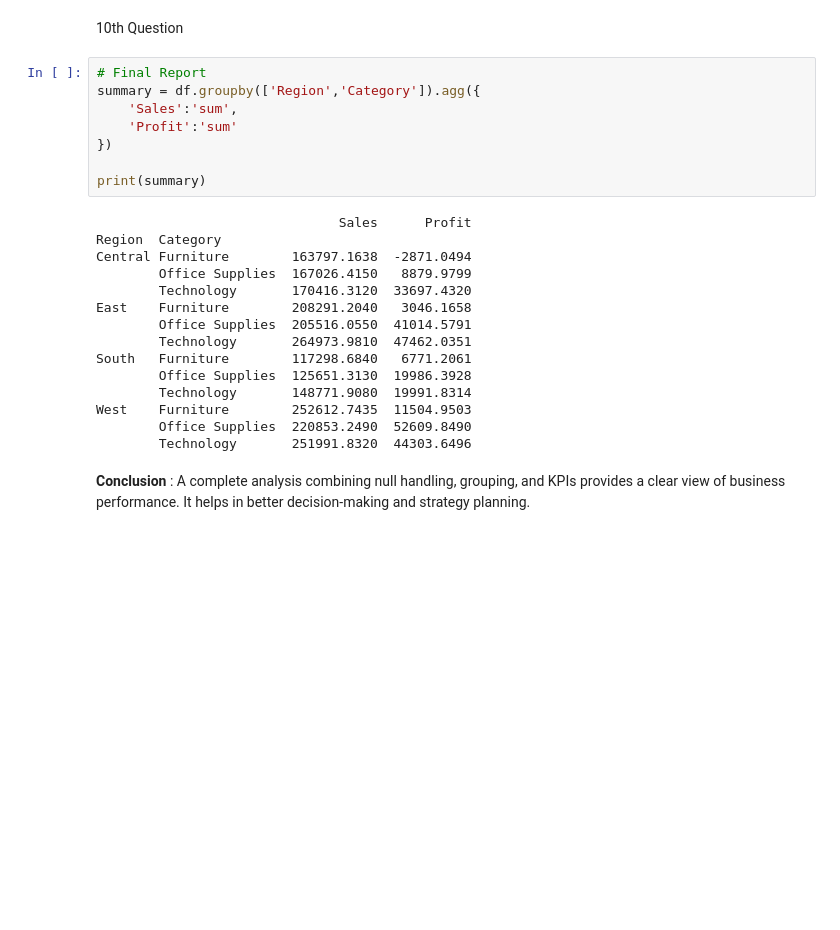
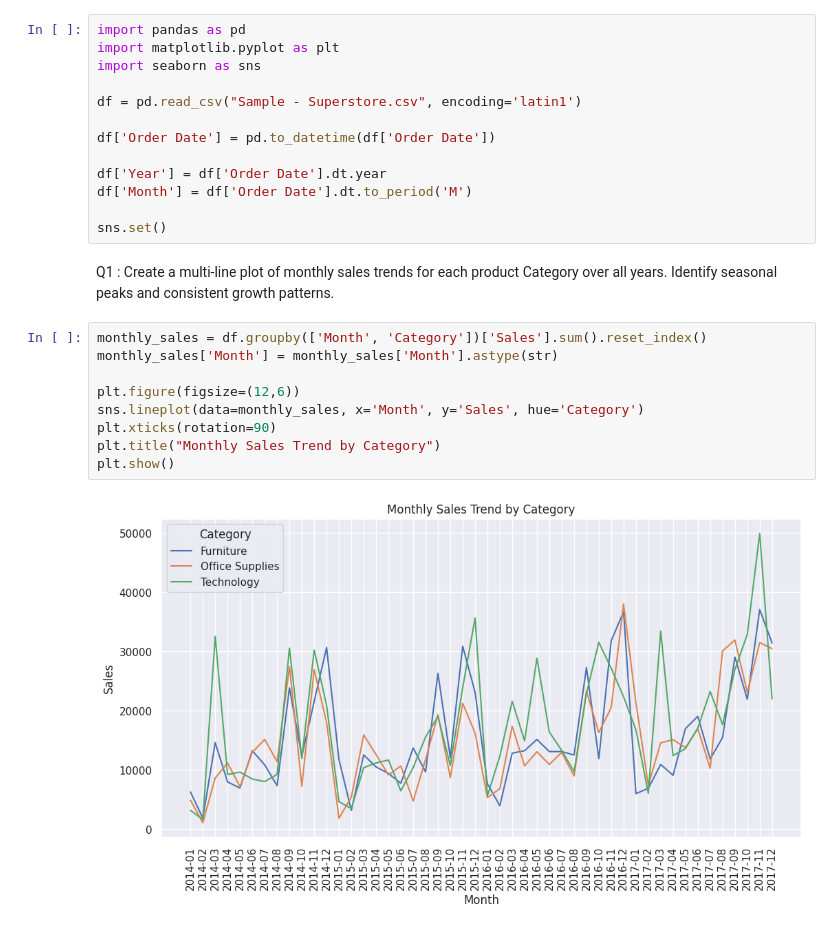
Before and after one commit to udayteja8/Pandas_Assignment_160123733055, a Jupyter notebook: 160123733055.ipynb, the cells around one changed output. Cells and saved outputs as stored; diff of their text form; blank space fills up the shorter version.

```diff
--- a/160123733055.ipynb
+++ b/160123733055.ipynb
@@ -262,27 +1,28 @@ Home Office       24.034439  89.152458  3.776243        3.827618   3.646199
-# %% [markdown]
-10th Question
-# %%
-# Final Report
-summary = df.groupby(['Region','Category']).agg({
-    'Sales':'sum',
-    'Profit':'sum'
-})
-
-print(summary)
-# %% [output]
-                               Sales      Profit
-Region  Category
-Central Furniture        163797.1638  -2871.0494
-        Office Supplies  167026.4150   8879.9799
-        Technology       170416.3120  33697.4320
-East    Furniture        208291.2040   3046.1658
-        Office Supplies  205516.0550  41014.5791
-        Technology       264973.9810  47462.0351
-South   Furniture        117298.6840   6771.2061
-        Office Supplies  125651.3130  19986.3928
-        Technology       148771.9080  19991.8314
-West    Furniture        252612.7435  11504.9503
-        Office Supplies  220853.2490  52609.8490
-        Technology       251991.8320  44303.6496
-# %% [markdown]
-**Conclusion** : A complete analysis combining null handling, grouping, and KPIs provides a clear view of business performance. It helps in better decision-making and strategy planning.
+# %%
+import pandas as pd
+import matplotlib.pyplot as plt
+import seaborn as sns
+
+df = pd.read_csv("Sample - Superstore.csv", encoding='latin1')
+
+df['Order Date'] = pd.to_datetime(df['Order Date'])
+
+df['Year'] = df['Order Date'].dt.year
+df['Month'] = df['Order Date'].dt.to_period('M')
+
+sns.set()
+# %% [markdown]
+Q1 : Create a multi-line plot of monthly sales trends for each
+product Category over all years. Identify seasonal peaks and
+consistent growth patterns.
+# %%
+monthly_sales = df.groupby(['Month', 'Category'])['Sales'].sum().reset_index()
+monthly_sales['Month'] = monthly_sales['Month'].astype(str)
+
+plt.figure(figsize=(12,6))
+sns.lineplot(data=monthly_sales, x='Month', y='Sales', hue='Category')
+plt.xticks(rotation=90)
+plt.title("Monthly Sales Trend by Category")
+plt.show()
+# %% [output]
+[figure, added]
```
Also changed, not shown: parts of 59 cells of this notebook, 1 other file.
